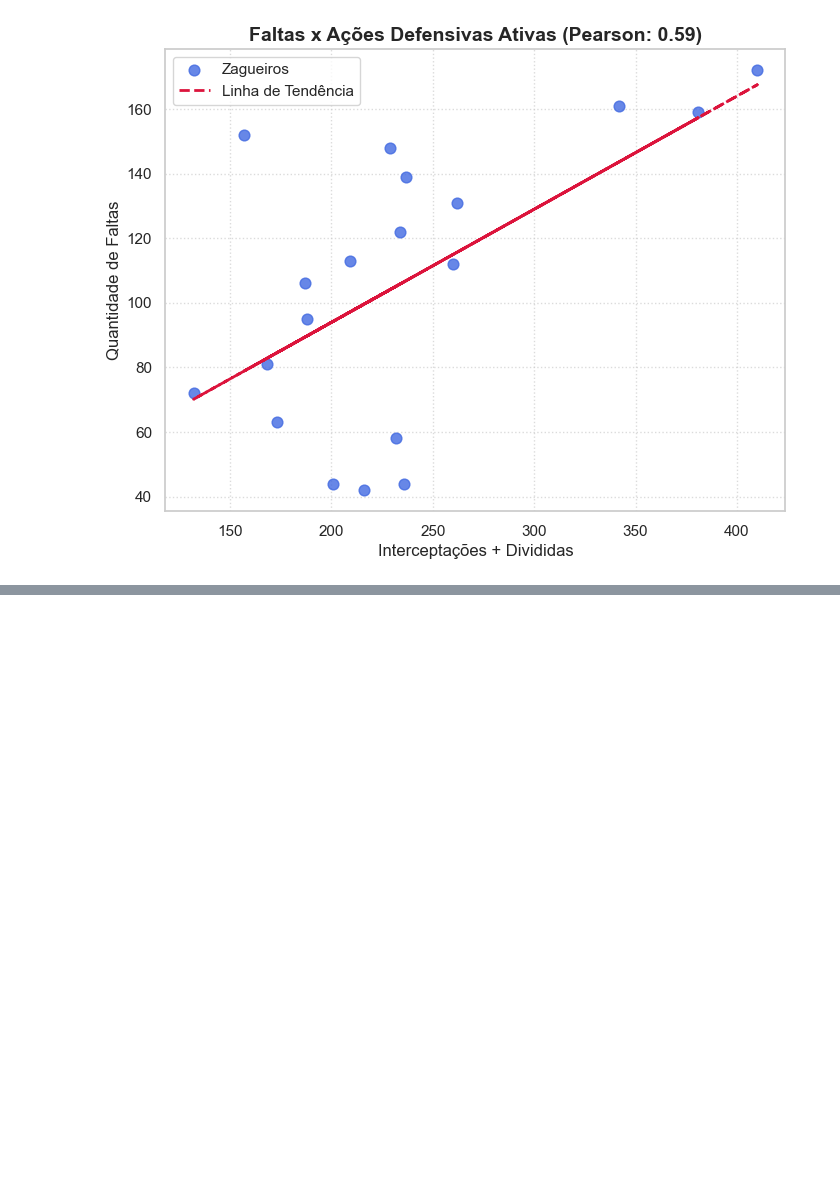
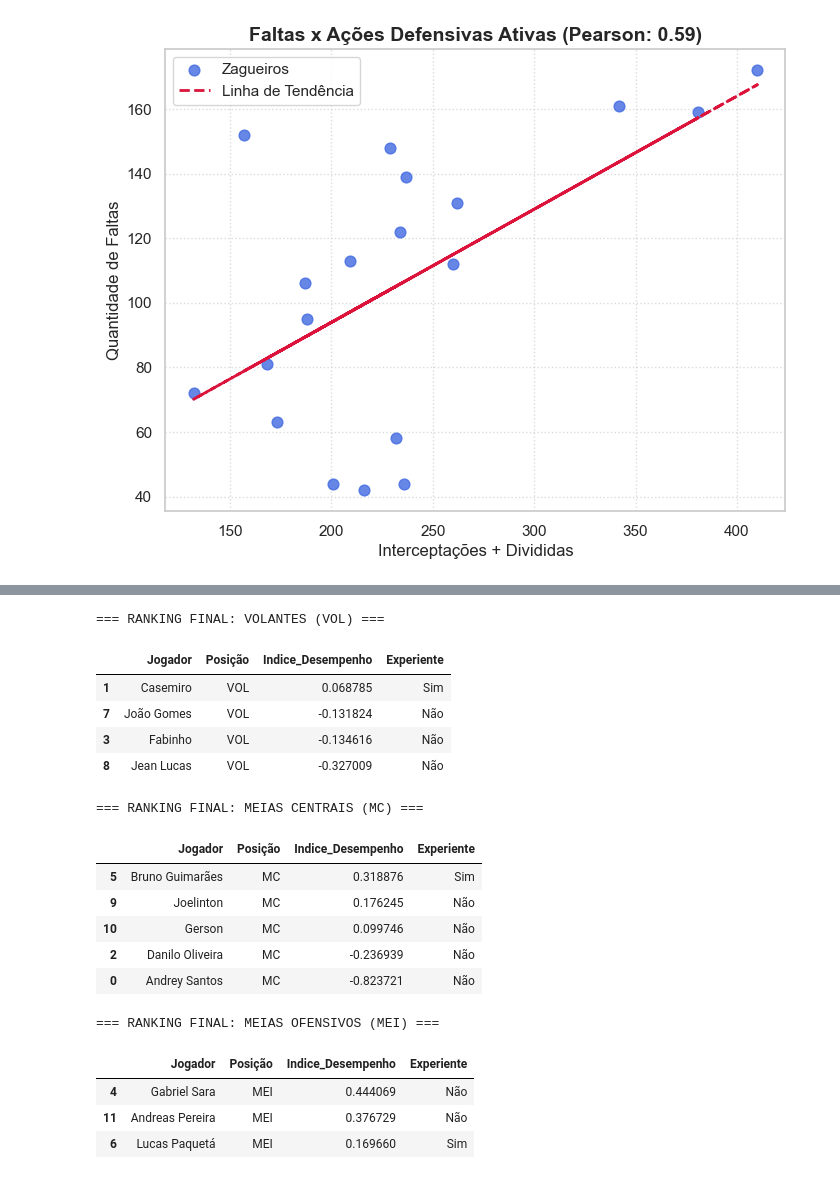
Before and after one commit to gabrielplimaa/Projeto-Estatistica, a Jupyter notebook: main.ipynb, the cells around one changed output, grey strips where cells are left out. Saved outputs shown, nothing was run; the diff lists cells and outputs as text; code cells hidden in the pictures; blank space fills up the shorter version.

```diff
--- a/main.ipynb
+++ b/main.ipynb
@@ -290,0 +372,59 @@ Coeficiente de Correlação de Pearson: 0.5902
+# %%
+# === ÍNDICE DE DESEMPENHO: MEIO-CAMPISTAS ===
+
+# 1. Limpeza e padronização (transformando a Posição em MAIÚSCULAS para os filtros)
+df_meio.columns = df_meio.columns.str.strip()
+df_meio['Posição'] = df_meio['Posição'].str.strip().str.upper()
+
+# 2. Selecionando as colunas exatas
+colunas_meio = ['Faltas', 'Divididas Certas', 'Assistências', 'Cruzamentos', 'Interceptações']
+
+# 3. Padronização (Z-SCORE) - Aplicando em todas as colunas de uma vez (Evita o erro de 1D Array!)
+scaler_meio = StandardScaler()
+df_meio[colunas_meio] = scaler_meio.fit_transform(df_meio[colunas_meio])
+
+# 4. Criação do Índice de Desempenho
+df_meio['Indice_Desempenho'] = np.mean([
+    -df_meio['Faltas'],           # Penalização
+    df_meio['Divididas Certas'],  # Bônus Defensivo
+    df_meio['Assistências'],      # Bônus Ofensivo
+    df_meio['Cruzamentos'],       # Bônus Ofensivo
+    df_meio['Interceptações']     # Bônus Defensivo
+], axis=0)
+
+# 5. Ordenação Geral
+df_ordenado_meio = df_meio.sort_values(by='Indice_Desempenho', ascending=False)
+
+# 6. Separação por tipo de Meia (Volante, Meia Central, Meia Ofensivo)
+df_vol = df_ordenado_meio[df_ordenado_meio['Posição'].str.contains('VOL')]
+df_mc = df_ordenado_meio[df_ordenado_meio['Posição'].str.contains('MC')]
+df_mei = df_ordenado_meio[df_ordenado_meio['Posição'].str.contains('MEI')]
+
+# 7. Exibição dos Rankings
+print("=== RANKING FINAL: VOLANTES (VOL) ===")
+display(df_vol[['Jogador', 'Posição', 'Indice_Desempenho', 'Experiente']].head(5))
+
+print("\n=== RANKING FINAL: MEIAS CENTRAIS (MC) ===")
+display(df_mc[['Jogador', 'Posição', 'Indice_Desempenho', 'Experiente']].head(5))
+
+print("\n=== RANKING FINAL: MEIAS OFENSIVOS (MEI) ===")
+display(df_mei[['Jogador', 'Posição', 'Indice_Desempenho', 'Experiente']].head(5))
+# %% [output]
+=== RANKING FINAL: VOLANTES (VOL) ===
+|  | Jogador | Posição | Indice_Desempenho | Experiente |
+| 1 | Casemiro | VOL | 0.068785 | Sim |
+| 7 | João Gomes | VOL | -0.131824 | Não |
+| 3 | Fabinho | VOL | -0.134616 | Não |
+| 8 | Jean Lucas | VOL | -0.327009 | Não |
+=== RANKING FINAL: MEIAS CENTRAIS (MC) ===
+|  | Jogador | Posição | Indice_Desempenho | Experiente |
+| 5 | Bruno Guimarães | MC | 0.318876 | Sim |
+| 9 | Joelinton | MC | 0.176245 | Não |
+| 10 | Gerson | MC | 0.099746 | Não |
+| 2 | Danilo Oliveira | MC | -0.236939 | Não |
+| 0 | Andrey Santos | MC | -0.823721 | Não |
+=== RANKING FINAL: MEIAS OFENSIVOS (MEI) ===
+|  | Jogador | Posição | Indice_Desempenho | Experiente |
+| 4 | Gabriel Sara | MEI | 0.444069 | Não |
+| 11 | Andreas Pereira | MEI | 0.376729 | Não |
+| 6 | Lucas Paquetá | MEI | 0.169660 | Sim |
```
Also changed, not shown: parts of 9 cells of this notebook.
